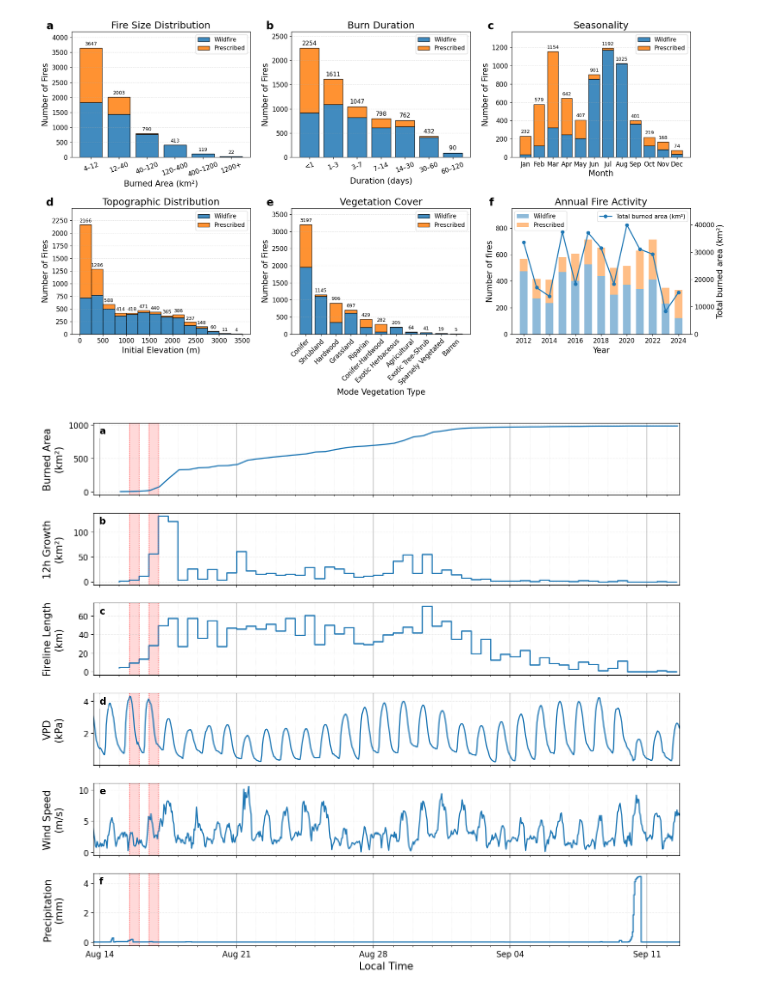
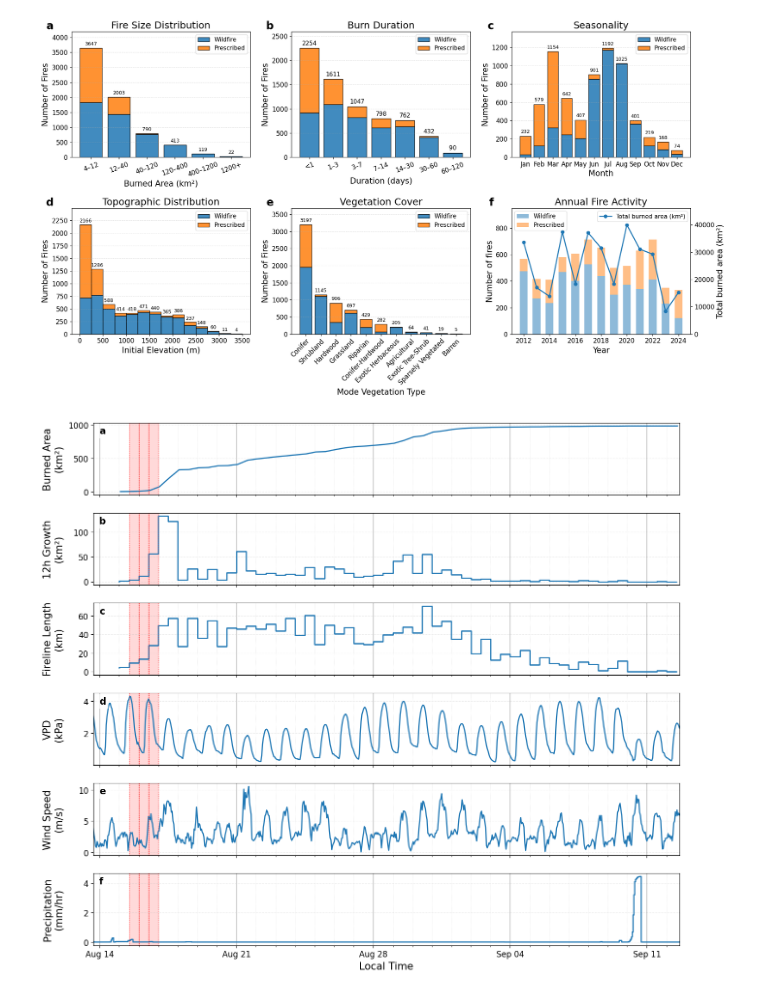
Before and after one commit to aryarksub/FireCube, a Jupyter notebook: src/util/vis_util/plots.ipynb, the cells around one changed output. Saved outputs shown, nothing was run; the diff lists cells and outputs as text; code cells hidden in the pictures.

Commit message:
Update Caldor timeseries plot

```diff
--- a/src/util/vis_util/plots.ipynb
+++ b/src/util/vis_util/plots.ipynb
@@ -1241,7 +1241,7 @@ ax_ws.grid(alpha=0.4, linestyle=":")
 
 # 6) Precipitation
 ax_tp.step(t_local_tp, tp, where="post", linewidth=1.8)
-ax_tp.set_ylabel("Precipitation\n(mm)", labelpad=LPAD)
+ax_tp.set_ylabel("Precipitation\n(mm/hr)", labelpad=LPAD)
 ax_tp.grid(alpha=0.4, linestyle=":")
 
 ax_tp.set_xlim(LOCAL_START_SUB, LOCAL_END_SUB)
@@ -1257,32 +1257,33 @@ for ax in axes:
     ax.grid(True, which='minor', axis='x', linestyle=':', linewidth=0.5, alpha=0.3, color="grey")
 
 plt.setp(ax_tp.get_xticklabels(), rotation=0, ha='center')
 
 for ax in axes:
     ax.yaxis.set_label_coords(-0.05, 0.5)
 
 shading_starts = [
     pd.Timestamp("2021-08-15 12:00:00"),
+    pd.Timestamp("2021-08-16 00:00:00"),
     pd.Timestamp("2021-08-16 12:00:00")
 ]
 
 for start in shading_starts:
     end = start + pd.Timedelta(hours=12)
 
     for ax in axes:
         # Add the light red shaded area
         ax.axvspan(start, end, color='red', alpha=0.15, zorder=0)
 
         # Add the "bookend" dotted lines for precision
         ax.axvline(start, color='red', linestyle=':', linewidth=1, alpha=0.6)
         ax.axvline(end, color='red', linestyle=':', linewidth=1, alpha=0.6)
 
 for ax, label in zip(axes, ['a', 'b', 'c', 'd', 'e', 'f']):
     ax.text(0.01, 0.95, f"{label}", transform=ax.transAxes,
             fontsize=14, fontweight='bold', va='top', ha='left',
             bbox=dict(facecolor='white', alpha=0.7, edgecolor='none'))
 
-#plt.savefig('caldor_timeseries.png', bbox_inches='tight', dpi=300)
+plt.savefig('caldor_timeseries.png', bbox_inches='tight', dpi=300)
 plt.show()
 # %% [output]
-[figure, old version]
+[figure, new version]
```
Also changed, not shown: parts of 1 cell of this notebook.
